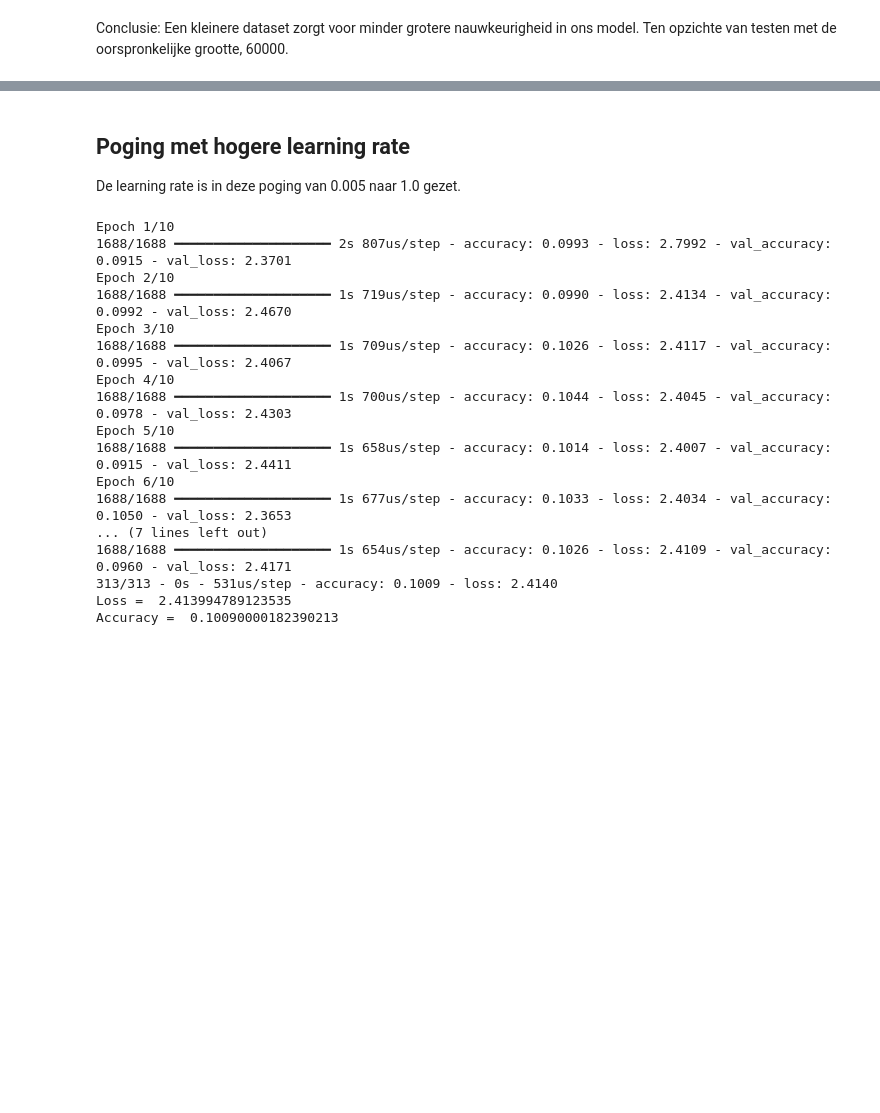
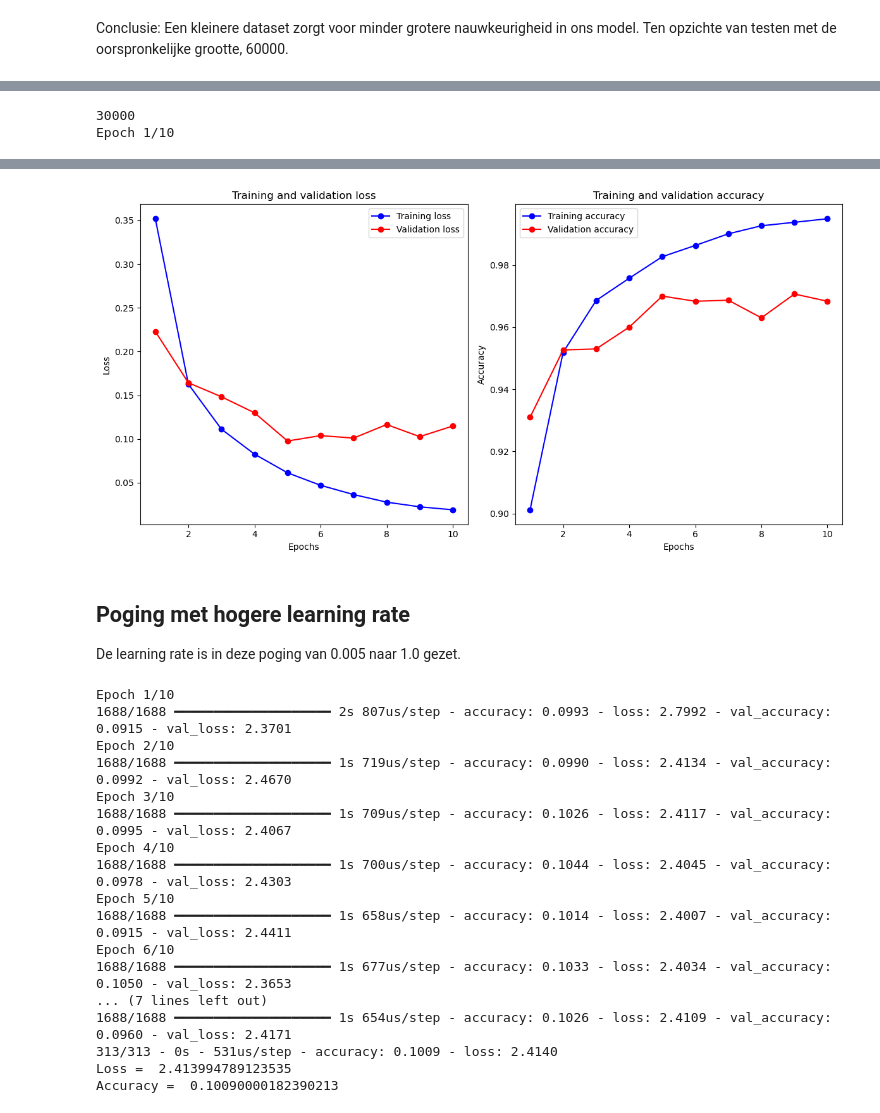
Before and after one commit to geoduin/AI_Assignment, a Jupyter notebook: part1PredictDigit.ipynb, the cells around one changed output, grey strips where cells are left out. Saved outputs shown, nothing was run; the diff lists cells and outputs as text; code cells hidden in the pictures; blank space fills up the shorter version.

```diff
--- a/part1PredictDigit.ipynb
+++ b/part1PredictDigit.ipynb
@@ -373,0 +385,51 @@ create_linechart(result_fit)
+# %%
+# Met een drop out layer.
+
+# My version
+# Imports
+digit_dataset = tf.keras.datasets.mnist
+# Load dataset
+(x_train, y_train), (x_test, y_test) = digit_dataset.load_data()
+
+
+#Train dataset.
+x_train = x_train / 255.0
+x_test = x_test / 255.0
+
+x_smaller_training_dataset = x_train[:30000]
+y_smaller_training_dataset = y_train[:30000]
+x_smaller_test_dataset = x_test
+y_smaller_test_dataset = y_test
+
+print(len(y_smaller_training_dataset))
+
+model = tf.keras.Sequential([
+    tf.keras.layers.Flatten(input_shape=(28, 28)),
+    # ReLu formula is used to determine the value
+    tf.keras.layers.Dense(128, activation="relu"),
+    tf.keras.layers.Dropout(0.5)
+    # The output layer
+    tf.keras.layers.Dense(10, activation="softmax")
+])
+
+# Nu een optimizer toegevoegd.
+adam = tf.keras.optimizers.Adam(learning_rate=0.001)
+
+# Compile the model
+model.compile(optimizer=adam,
+              loss=tf.keras.losses.SparseCategoricalCrossentropy(from_logits=False),
+              metrics=["accuracy"])
+
+# Evaluate
+# Use the model for prediction
+result_fit = model.fit(x_smaller_training_dataset, y_smaller_training_dataset, epochs=10, validation_split=0.1)
+
+# Evaluate the model
+test_loss, test_acc = model.evaluate(x_smaller_test_dataset, y_smaller_test_dataset, verbose=2)
+print('Loss = ',test_loss)
+print('Accuracy = ', test_acc)
+
+create_linechart(result_fit=result_fit)
+# %% [output]
+30000
+Epoch 1/10
@@ -374,3 +453,4 @@ create_linechart(result_fit)
+[figure, added]
 # %% [markdown]
 ## Poging met hogere learning rate
 
```
Also changed, not shown: parts of 4 cells of this notebook.
